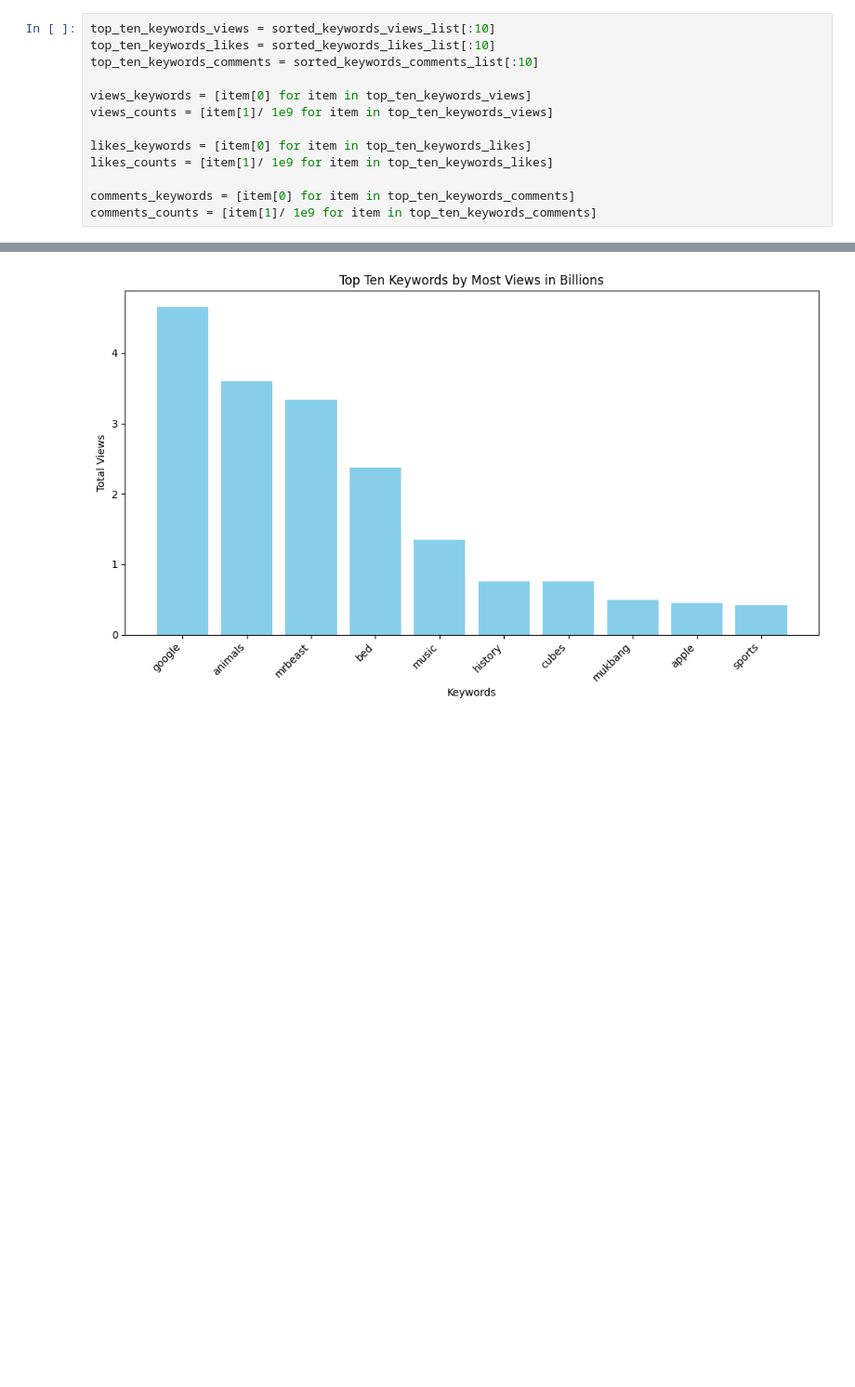
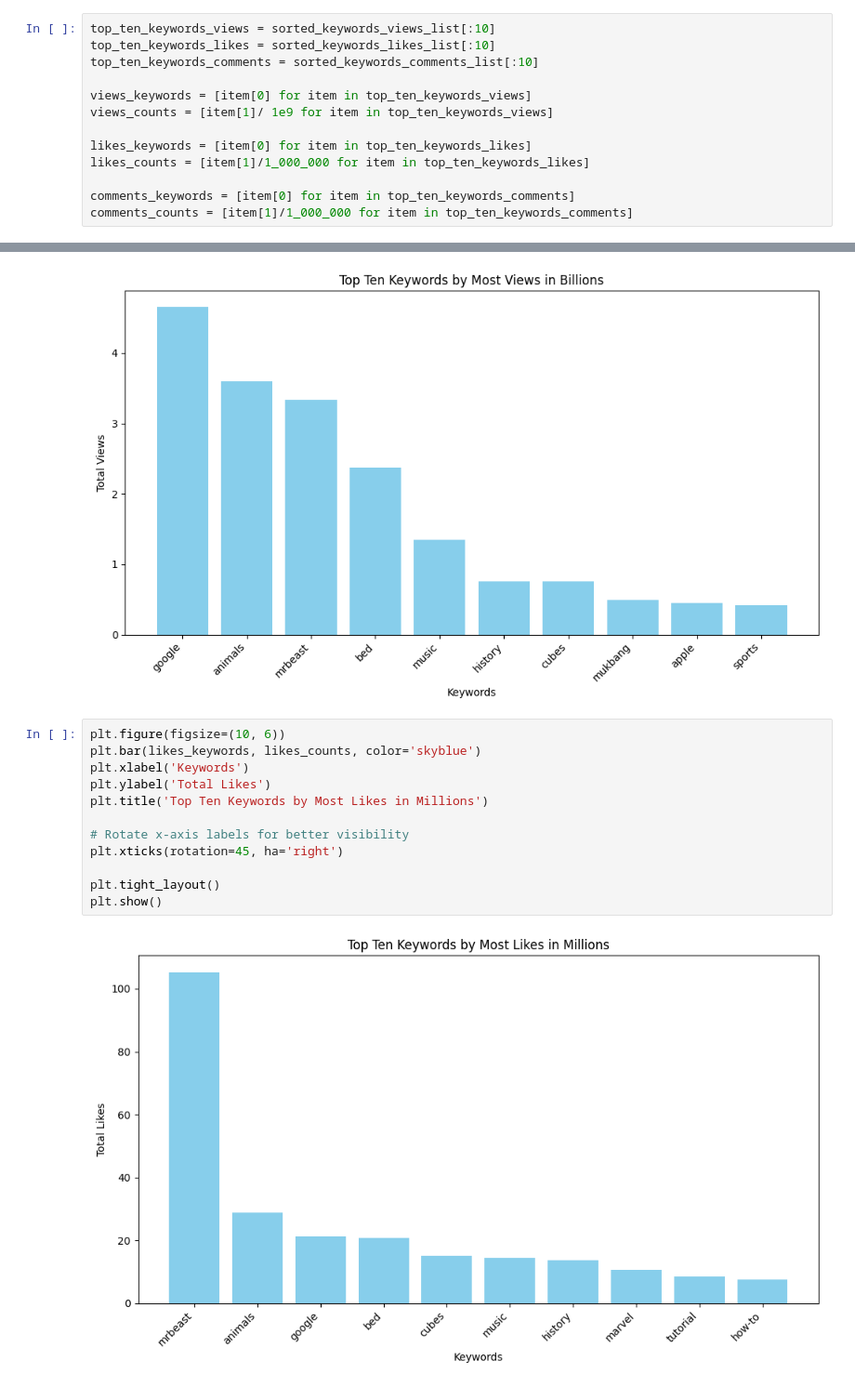
Before and after one commit to bilaalmunir/Data-Science-Youtube-Video-analysis, a Jupyter notebook: main.ipynb, the cells around one changed output, grey strips where cells are left out. Shown: that part at 93% size. Saved outputs shown, nothing was run; the diff lists cells and outputs as text; blank space fills up the shorter version.

Commit message:
Top Ten Keywords by Most Likes in Millions

```diff
--- a/main.ipynb
+++ b/main.ipynb
@@ -141,10 +141,10 @@ views_keywords = [item[0] for item in top_ten_keywords_views]
 views_counts = [item[1]/ 1e9 for item in top_ten_keywords_views]
 
 likes_keywords = [item[0] for item in top_ten_keywords_likes]
-likes_counts = [item[1]/ 1e9 for item in top_ten_keywords_likes]
+likes_counts = [item[1]/1_000_000 for item in top_ten_keywords_likes]
 
 comments_keywords = [item[0] for item in top_ten_keywords_comments]
-comments_counts = [item[1]/ 1e9 for item in top_ten_keywords_comments]
+comments_counts = [item[1]/1_000_000 for item in top_ten_keywords_comments]
 # %%
 plt.figure(figsize=(10, 6))
 plt.bar(views_keywords, views_counts, color='skyblue')
@@ -159,3 +159,17 @@ plt.tight_layout()
 plt.show()
 # %% [output]
 [figure]
+# %%
+plt.figure(figsize=(10, 6))
+plt.bar(likes_keywords, likes_counts, color='skyblue')
+plt.xlabel('Keywords')
+plt.ylabel('Total Likes')
+plt.title('Top Ten Keywords by Most Likes in Millions')
+
+# Rotate x-axis labels for better visibility
+plt.xticks(rotation=45, ha='right')
+
+plt.tight_layout()
+plt.show()
+# %% [output]
+[figure, added]
```
